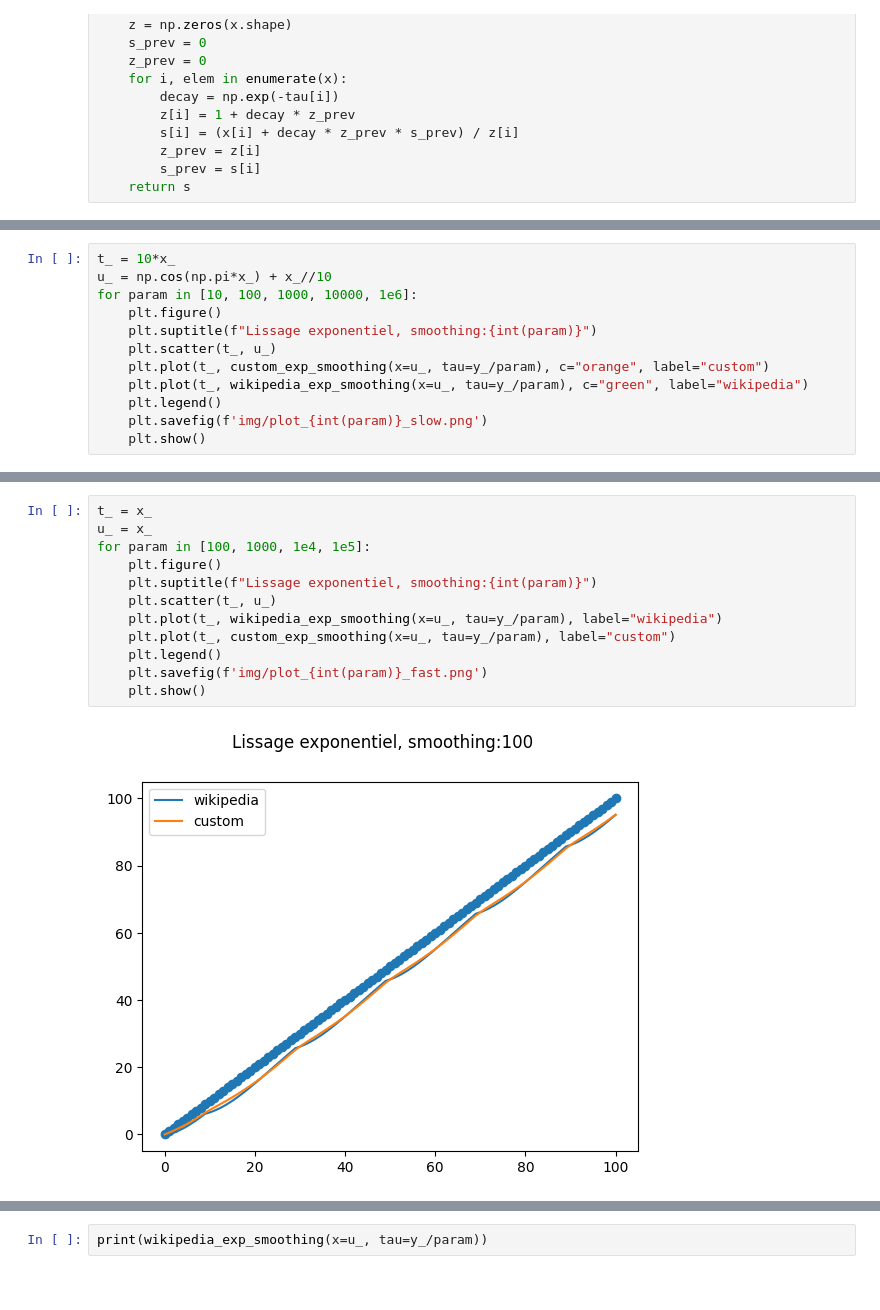
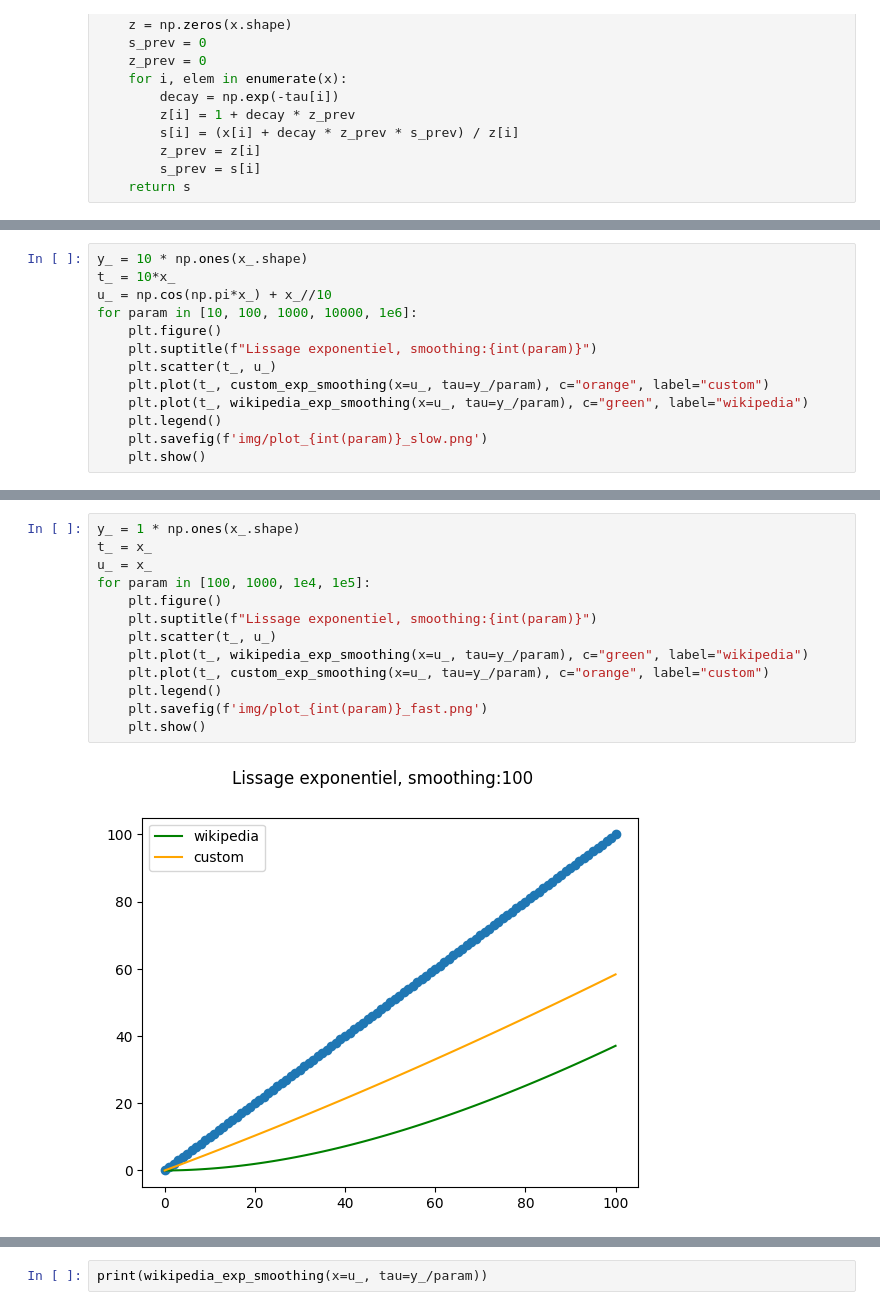
Before and after one commit to jeromedejaegher/exponential_smoothing, a Jupyter notebook: exponential_smoothing.ipynb, the cells around one changed output, grey strips where cells are left out. Drawn from its saved outputs; the diff is of its cells as text.

```diff
--- a/exponential_smoothing.ipynb
+++ b/exponential_smoothing.ipynb
@@ -58,4 +38,5 @@ print(wikipedia_exp_smoothing(x=u_, tau=y_/100))
 # %%
+y_ = 10 * np.ones(x_.shape)
 t_ = 10*x_
 u_ = np.cos(np.pi*x_) + x_//10
 for param in [10, 100, 1000, 10000, 1e6]:
@@ -75,15 +56,16 @@ for param in [10, 100, 1000, 10000, 1e6]:
 [figure]
 # %%
+y_ = 1 * np.ones(x_.shape)
 t_ = x_
 u_ = x_
 for param in [100, 1000, 1e4, 1e5]:
     plt.figure()
     plt.suptitle(f"Lissage exponentiel, smoothing:{int(param)}")
     plt.scatter(t_, u_)
-    plt.plot(t_, wikipedia_exp_smoothing(x=u_, tau=y_/param), label="wikipedia")
-    plt.plot(t_, custom_exp_smoothing(x=u_, tau=y_/param), label="custom")
+    plt.plot(t_, wikipedia_exp_smoothing(x=u_, tau=y_/param), c="green", label="wikipedia")
+    plt.plot(t_, custom_exp_smoothing(x=u_, tau=y_/param), c="orange", label="custom")
     plt.legend()
     plt.savefig(f'img/plot_{int(param)}_fast.png')
     plt.show()
 # %% [output]
-[figure, old version]
+[figure, new version]
```
Also changed, not shown: parts of 4 cells of this notebook, 10 other files.
